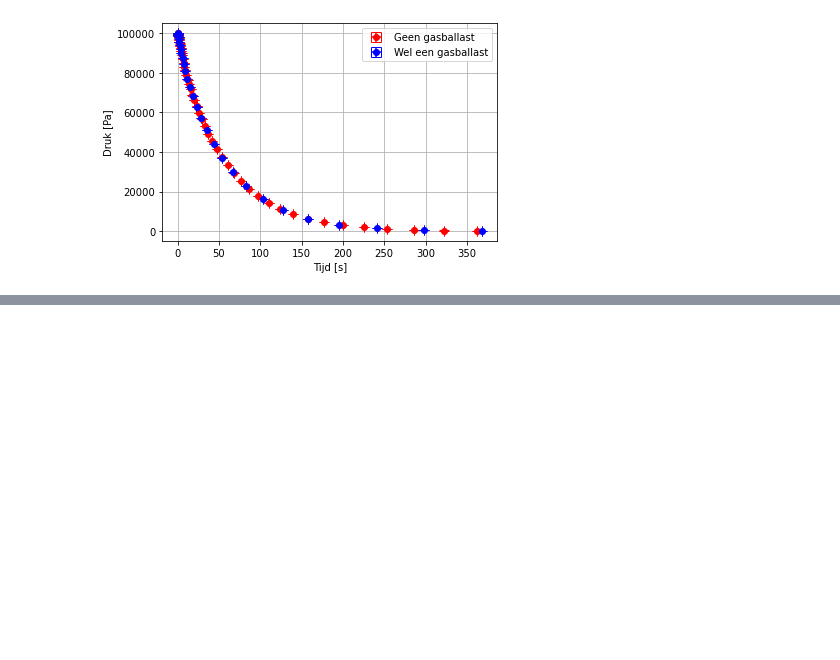
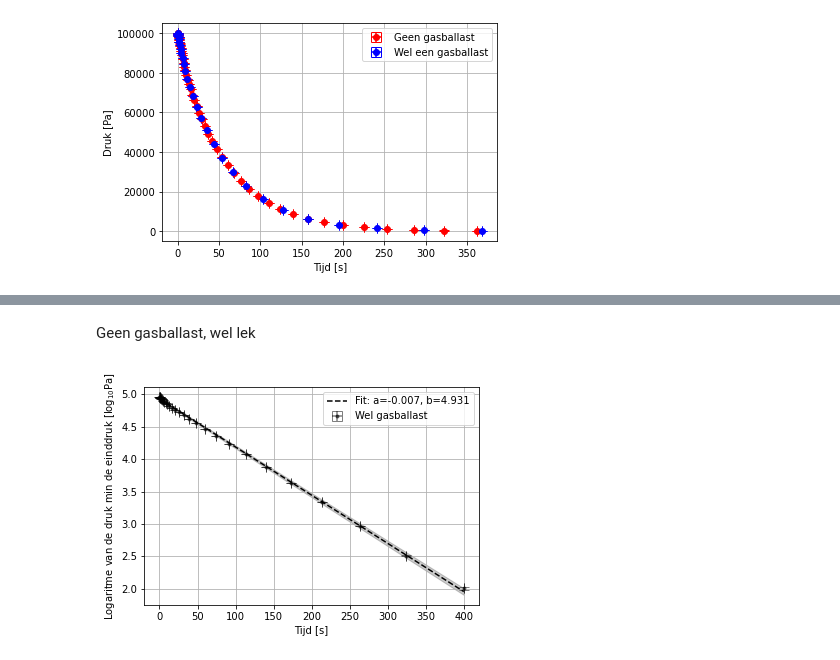
Before and after one commit to YannickJong/School, a Jupyter notebook: Vacuumtechniek/Experiment7.ipynb, the cells around one changed output, grey strips where cells are left out. Saved outputs shown, nothing was run; the diff lists cells and outputs as text; code cells hidden in the pictures; blank space fills up the shorter version.

```diff
--- a/Vacuumtechniek/Experiment7.ipynb
+++ b/Vacuumtechniek/Experiment7.ipynb
@@ -94,0 +122,15 @@ plt.savefig('Proef7 metingen3.pdf', dpi=300, bbox_inches='tight')
+# %% [markdown]
+Geen gasballast, wel lek
+# %%
+plt.errorbar(t3, p3, dp/(np.log(10)*np.power(10, p3)), dt, 'ok', markersize=3, alpha=0.5, label='Wel gasballast', capsize=5)
+plt.plot(t3, func(t3, fits[3-1][0], fits[3-1][1]), 'k--', label='Fit: a=%5.3f, b=%5.3f' % (fits[3-1][0], fits[3-1][1]))
+p3_max = func(t3, fits[3-1].slope + 3 * fits[3-1].stderr, fits[3-1].intercept + 3 * fits[3-1].intercept_stderr)
+p3_min = func(t3, fits[3-1].slope - 3 * fits[3-1].stderr, fits[3-1].intercept - 3 * fits[3-1].intercept_stderr)
+plt.fill_between(t3, p3_min, p3_max, color='k', alpha=0.2)
+plt.legend()
+plt.xlabel('Tijd [s]')
+plt.ylabel(r'Logaritme van de druk min de einddruk [$\log_{10}$Pa]')
+plt.grid()
+plt.savefig('GeenWel.pdf', dpi=300, bbox_inches='tight')
+# %% [output]
+[figure, added]
```
Also changed, not shown: parts of 23 cells of this notebook, 7 other files.
